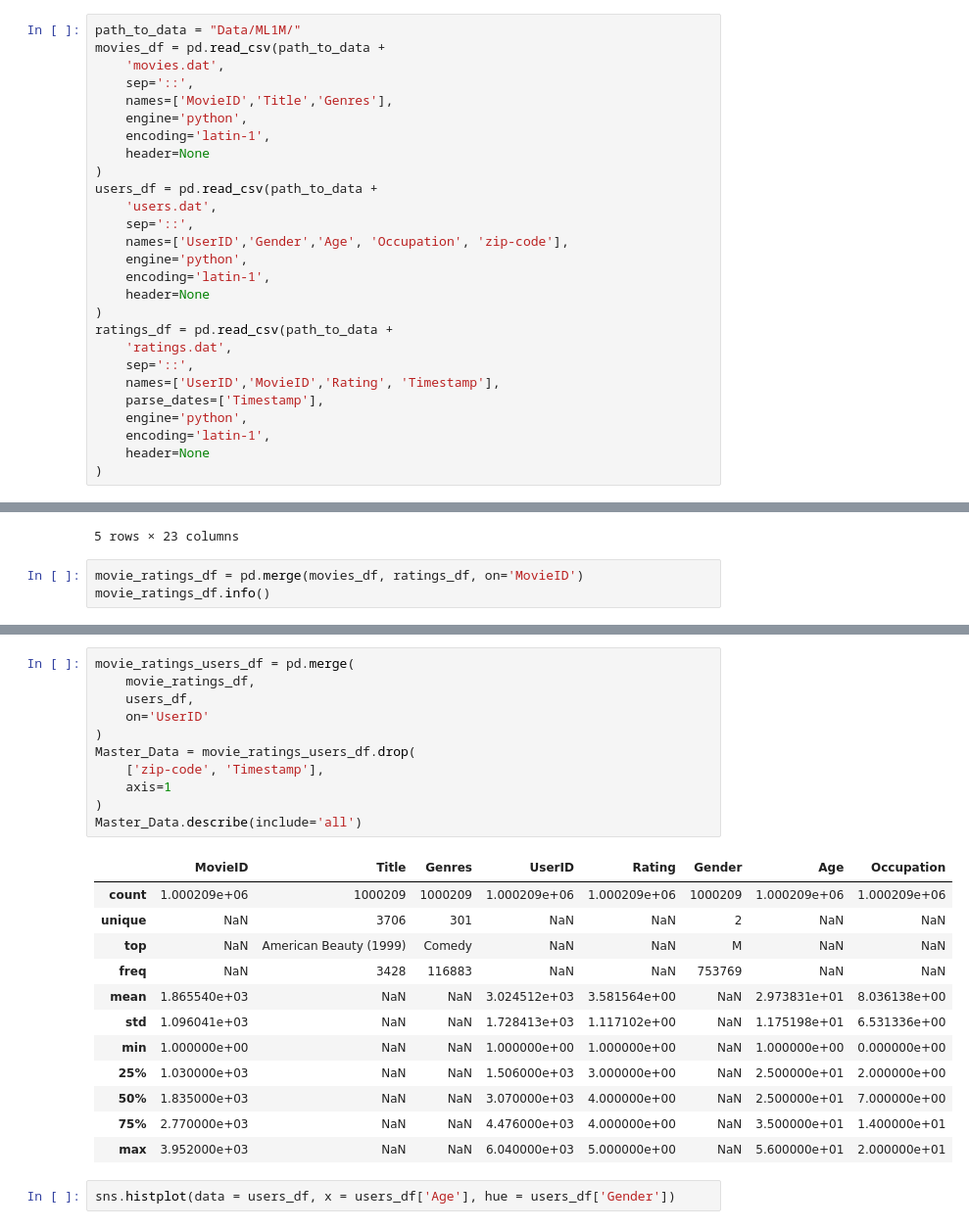
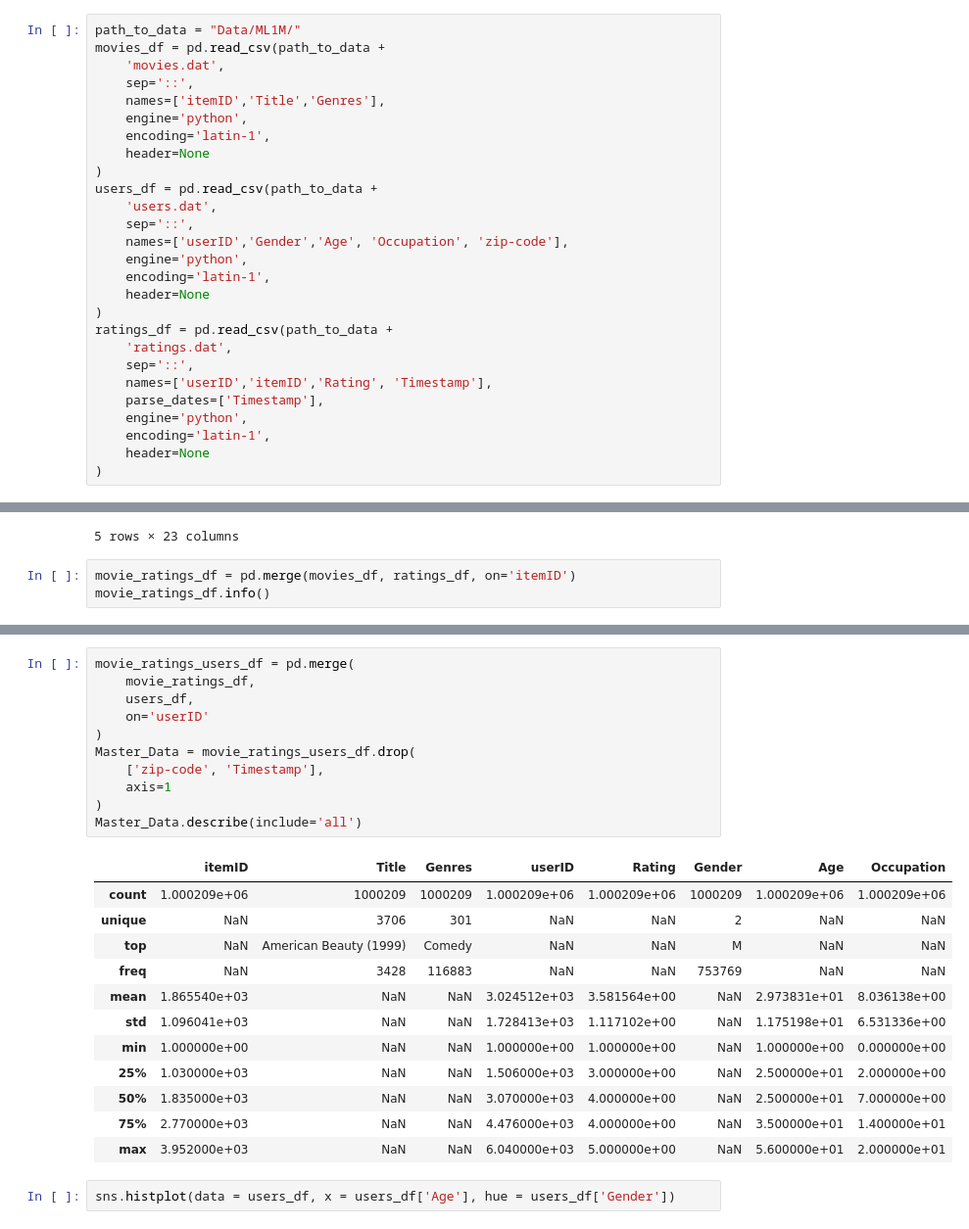
Before and after one commit to Burdantes/DeepLearningCOMS4995, a Jupyter notebook: FinalNotebook.ipynb, the cells around one changed output, grey strips where cells are left out. Shown at 98% size. Drawn from its saved outputs; the diff is of its cells as text.

```diff
--- a/FinalNotebook.ipynb
+++ b/FinalNotebook.ipynb
@@ -316,7 +319,7 @@ path_to_data = "Data/ML1M/"
 movies_df = pd.read_csv(path_to_data +
     'movies.dat',
     sep='::',
-    names=['MovieID','Title','Genres'],
+    names=['itemID','Title','Genres'],
     engine='python',
     encoding='latin-1',
     header=None
@@ -324,7 +327,7 @@ movies_df = pd.read_csv(path_to_data +
 users_df = pd.read_csv(path_to_data +
     'users.dat',
     sep='::',
-    names=['UserID','Gender','Age', 'Occupation', 'zip-code'],
+    names=['userID','Gender','Age', 'Occupation', 'zip-code'],
     engine='python',
     encoding='latin-1',
     header=None
@@ -332,7 +335,7 @@ users_df = pd.read_csv(path_to_data +
 ratings_df = pd.read_csv(path_to_data +
     'ratings.dat',
     sep='::',
-    names=['UserID','MovieID','Rating', 'Timestamp'],
+    names=['userID','itemID','Rating', 'Timestamp'],
     parse_dates=['Timestamp'],
     engine='python',
     encoding='latin-1',
@@ -400,7 +403,7 @@ dtype: object
 | 4 | 5 | copycat | 1995 | http://us.imdb.com/M/title-exact?... | 0 | 0 | 0 | 0 | 0 | 0 | ... |
 5 rows × 23 columns
 # %%
-movie_ratings_df = pd.merge(movies_df, ratings_df, on='MovieID')
+movie_ratings_df = pd.merge(movies_df, ratings_df, on='itemID')
 movie_ratings_df.info()
 # %% [output]
 <class 'pandas.core.frame.DataFrame'>
@@ -419,16 +422,16 @@ memory usage: 53.4+ MB
 # %%
 movie_ratings_users_df = pd.merge(
     movie_ratings_df,
     users_df,
-    on='UserID'
+    on='userID'
 )
 Master_Data = movie_ratings_users_df.drop(
     ['zip-code', 'Timestamp'],
     axis=1
 )
 Master_Data.describe(include='all')
 # %% [output]
-|  | MovieID | Title | Genres | UserID | Rating | Gender | Age | Occupation |
+|  | itemID | Title | Genres | userID | Rating | Gender | Age | Occupation |
 | count | 1.000209e+06 | 1000209 | 1000209 | 1.000209e+06 | 1.000209e+06 | 1000209 | 1.000209e+06 | 1.000209e+06 |
 | unique | NaN | 3706 | 301 | NaN | NaN | 2 | NaN | NaN |
 | top | NaN | American Beauty (1999) | Comedy | NaN | NaN | M | NaN | NaN |
```
Also changed, not shown: parts of 39 cells of this notebook, 5 other files.
